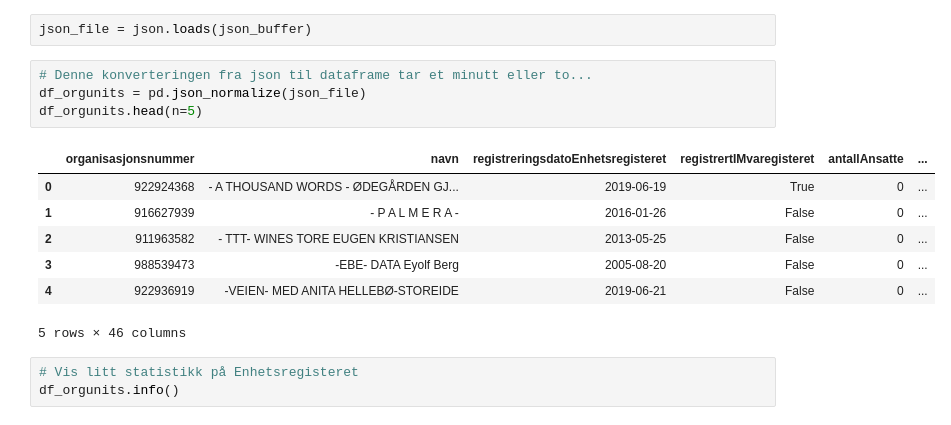
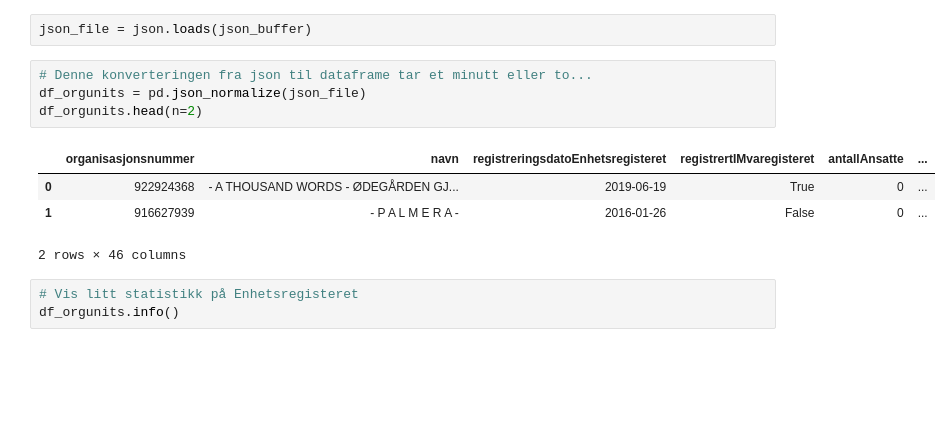
Before and after one commit to datadeling/poc_oss, a Jupyter notebook: notebooks/DataFabrikken_2_0_Demo.ipynb, the cells around one changed output. Drawn from its saved outputs; the diff is of its cells as text; blank space fills up the shorter version.

```diff
--- a/notebooks/DataFabrikken_2_0_Demo.ipynb
+++ b/notebooks/DataFabrikken_2_0_Demo.ipynb
@@ -321,15 +282,12 @@ json_file = json.loads(json_buffer)
 # %%
 # Denne konverteringen fra json til dataframe tar et minutt eller to...
 df_orgunits = pd.json_normalize(json_file)
-df_orgunits.head(n=5)
+df_orgunits.head(n=2)
 # %% [output]
 |  | organisasjonsnummer | navn | registreringsdatoEnhetsregisteret | registrertIMvaregisteret | antallAnsatte | ... |
 | 0 | 922924368 | - A THOUSAND WORDS - ØDEGÅRDEN GJ... | 2019-06-19 | True | 0 | ... |
 | 1 | 916627939 | - P A L M E R A - | 2016-01-26 | False | 0 | ... |
-| 2 | 911963582 | - TTT- WINES TORE EUGEN KRISTIANSEN | 2013-05-25 | False | 0 | ... |
-| 3 | 988539473 | -EBE- DATA Eyolf Berg | 2005-08-20 | False | 0 | ... |
-| 4 | 922936919 | -VEIEN- MED ANITA HELLEBØ-STOREIDE | 2019-06-21 | False | 0 | ... |
-5 rows × 46 columns
+2 rows × 46 columns
 # %%
 # Vis litt statistikk på Enhetsregisteret
 df_orgunits.info()
```
Also changed, not shown: parts of 31 cells of this notebook.
